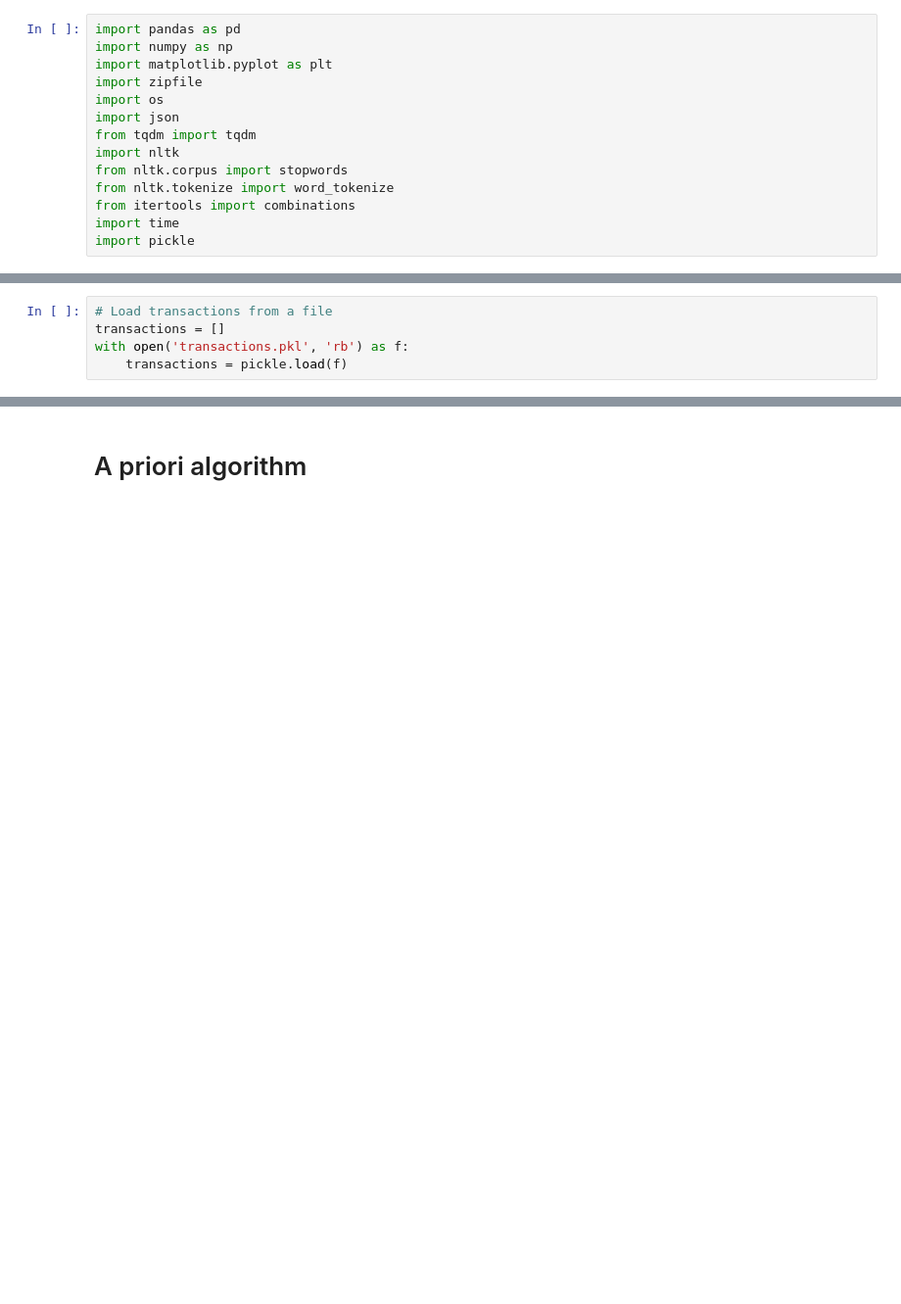
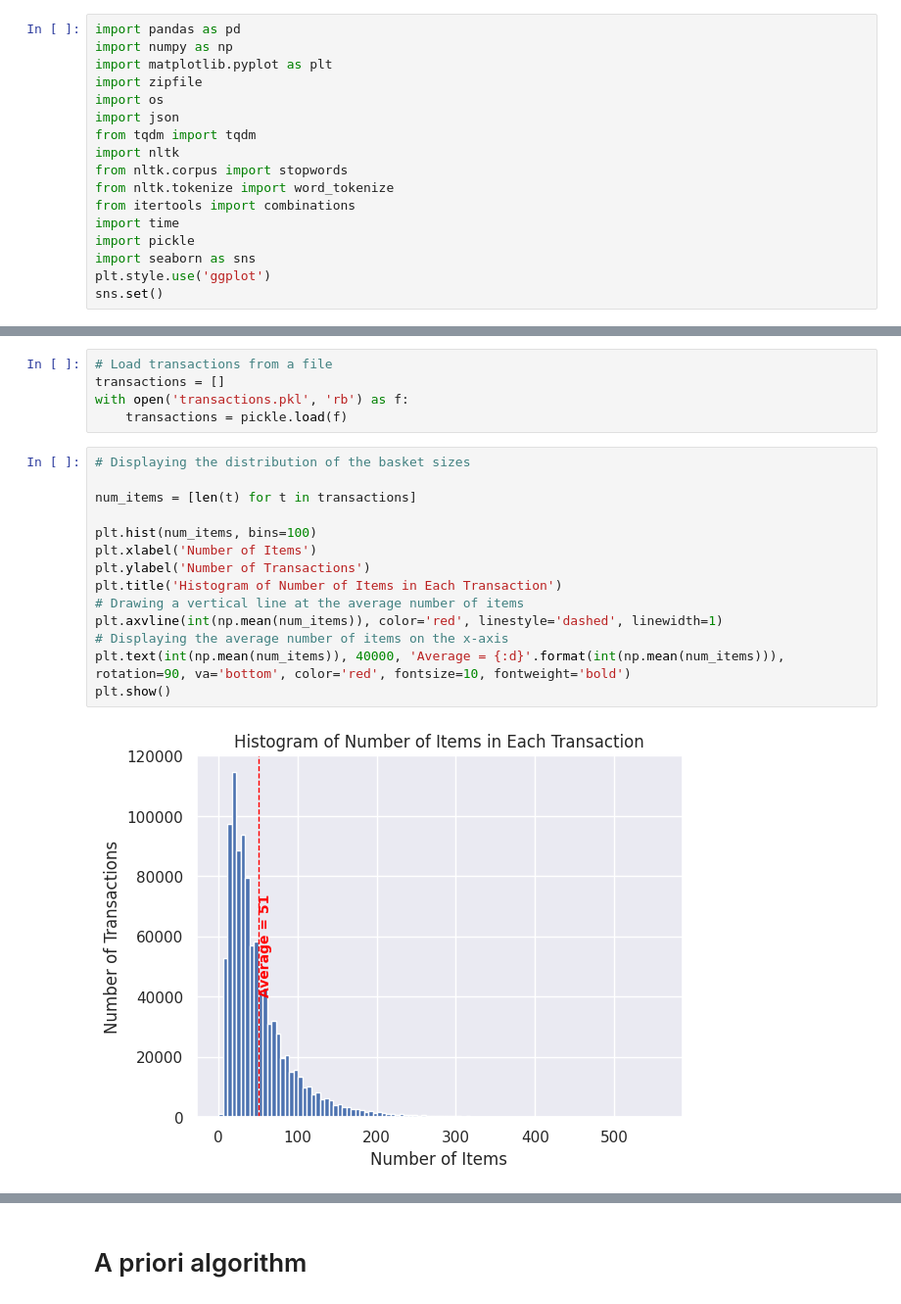
Before and after one commit to Jad-yehya/market-basket-analysis, a Jupyter notebook: final.ipynb, the cells around one changed output, grey strips where cells are left out. Shown at 98% size. Drawn from its saved outputs; the diff is of its cells as text; blank space fills up the shorter version.

Commit message:
Updated final.ipynb
Corrected apriori and added the histogram

```diff
--- a/final.ipynb
+++ b/final.ipynb
@@ -16,6 +16,9 @@ from nltk.tokenize import word_tokenize
 from itertools import combinations
 import time
 import pickle
+import seaborn as sns
+plt.style.use('ggplot')
+sns.set()
 # %%
 !rm -r market-basket-analysis
 # %% [output]
@@ -53,3 +56,19 @@ We processed the buckets and tokenized them in a .py file, to allow the use of m
 transactions = []
 with open('transactions.pkl', 'rb') as f:
     transactions = pickle.load(f)
+# %%
+# Displaying the distribution of the basket sizes
+
+num_items = [len(t) for t in transactions]
+
+plt.hist(num_items, bins=100)
+plt.xlabel('Number of Items')
+plt.ylabel('Number of Transactions')
+plt.title('Histogram of Number of Items in Each Transaction')
+# Drawing a vertical line at the average number of items
+plt.axvline(int(np.mean(num_items)), color='red', linestyle='dashed', linewidth=1)
+# Displaying the average number of items on the x-axis
+plt.text(int(np.mean(num_items)), 40000, 'Average = {:d}'.format(int(np.mean(num_items))), rotation=90, va='bottom', color='red', fontsize=10, fontweight='bold')
+plt.show()
+# %% [output]
+[figure, added]
```
Also changed, not shown: parts of 5 cells of this notebook.
